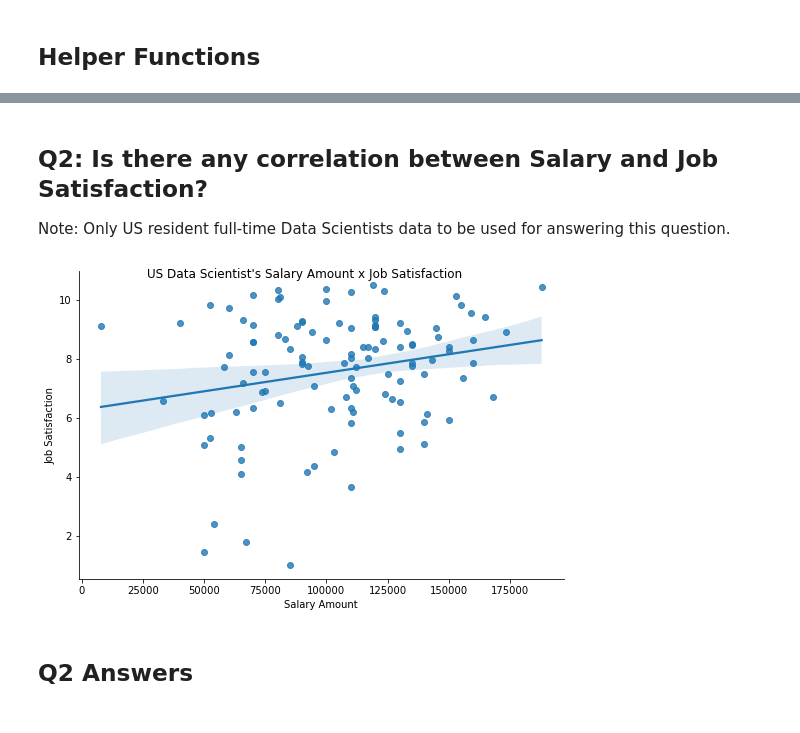
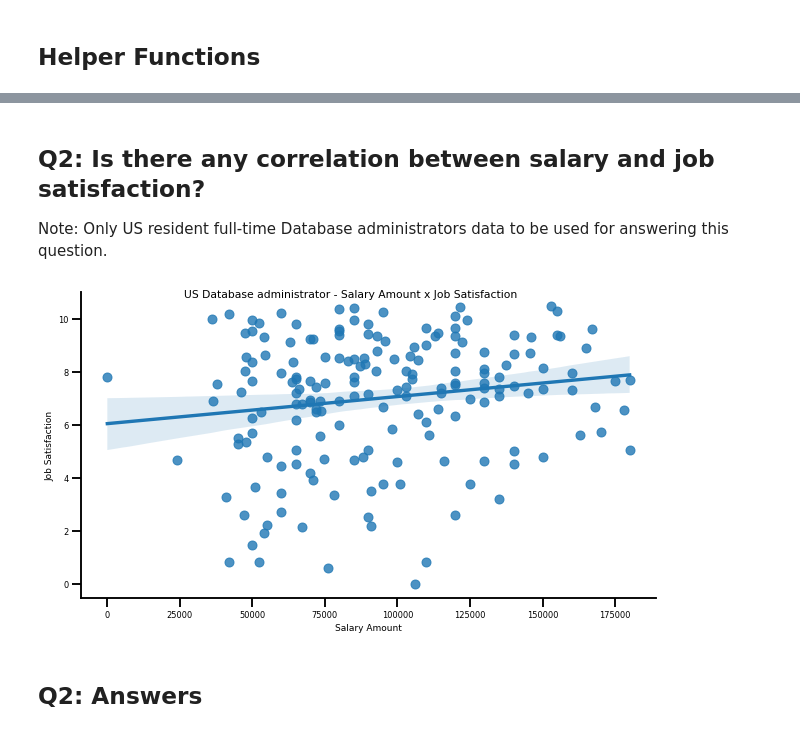
Before and after one commit to RayS1/job-satisfaction, a Jupyter notebook: Blog-Post-Business-Questions.ipynb, the cells around one changed output, grey strips where cells are left out. Saved outputs shown, nothing was run; the diff lists cells and outputs as text; code cells hidden in the pictures.

```diff
--- a/Blog-Post-Business-Questions.ipynb
+++ b/Blog-Post-Business-Questions.ipynb
@@ -199,0 +334,24 @@ def filter_and_serve_bar(df, pattern):
+# %%
+def get_data_and_draw_scatter(js_df, cols_to_select, pattern=PATTERN):
+    """  TK - parameter to be removed
+    Gather data and draw scatter plot with regression line
+    INPUT
+    - js_df - input job satisfaction data frame
+    - cols_to_select - list of columns to be selected for the target data frame to be drawn
+    - patter - pattern text
+    OUTPUT
+    - corr - correlation matrix to be returned
+    """
+
+    dr_df = js_df[cols_to_select].copy()
+
+    dr_df.dropna(axis=0, inplace=True)
+
+    sns.set_context('talk', font_scale=0.5)
+
+    corr_val = dr_df.corr()[cols_to_select[0]][cols_to_select[1]]
+    plot = sns.lmplot(x=cols_to_select[0], y=cols_to_select[1], data=dr_df, aspect=1.75,
+                      fit_reg=True, x_jitter=.5, y_jitter=.5);
+    plot.fig.suptitle("US " + pattern + " - " + cols_to_select[0] + " x " + cols_to_select[1])
+
+    return corr_val
@@ -225,28 +461,17 @@ Other Organizations     6.0
 # %% [markdown]
-## Q2: Is there any correlation between Salary and Job Satisfaction?
-Note: Only US resident full-time Data Scientists data to be used for answering this question.
+## Q2: Is there any correlation between salary and job satisfaction?
+Note: Only US resident full-time Database administrators data to be used for answering this question.
-# %%
-# Gather data necessary for answering Q2 and Q3
-cols_to_check = ['Developer Type']
-pattern = 'Data scientist'
-mask = js_df[cols_to_check].apply(
-    lambda col:col.str.contains(
-    pattern, na=False, case=False)).any(axis=1)
-
-js_df = js_df[mask].loc[(js_df['Employment Status']=='Employed full-time') & (js_df['Country Name']=='United States')] \
-        [['Job Satisfaction', 'Salary Amount', 'Job Hunting Time']].copy();
-# %%
-# Draw a scatter plot with a regression line
-# Scatter plot with trend line between Job Hunting Hours/week and Job Satisfaction
-sl_df = js_df[['Salary Amount', 'Job Satisfaction']]
-
-corr = sl_df.corr()
-
-sl_df.dropna(axis=0)
-plot = sns.lmplot(x='Salary Amount', y='Job Satisfaction', data=sl_df, aspect=1.5, fit_reg=True, y_jitter=.5);
-plot.fig.suptitle("US Data Scientist's Salary Amount x Job Satisfaction");
-# %% [output]
-[figure, removed]
+# %%
+# Gather data as necessary for answering the current question and print
+
+# Set the parameters
+cols_to_select = ['Salary Amount', 'Job Satisfaction']
+cols_to_check = ['Developer Type']
+
+# Call scatter plot routine
+corr_val = get_data_and_draw_scatter(js_df, cols_to_select);
+# %% [output]
+[figure, added]
 # %% [markdown]
-## Q2 Answers
+## Q2: Answers
 # %%
```
Also changed, not shown: parts of 44 cells of this notebook, 3 other files.
